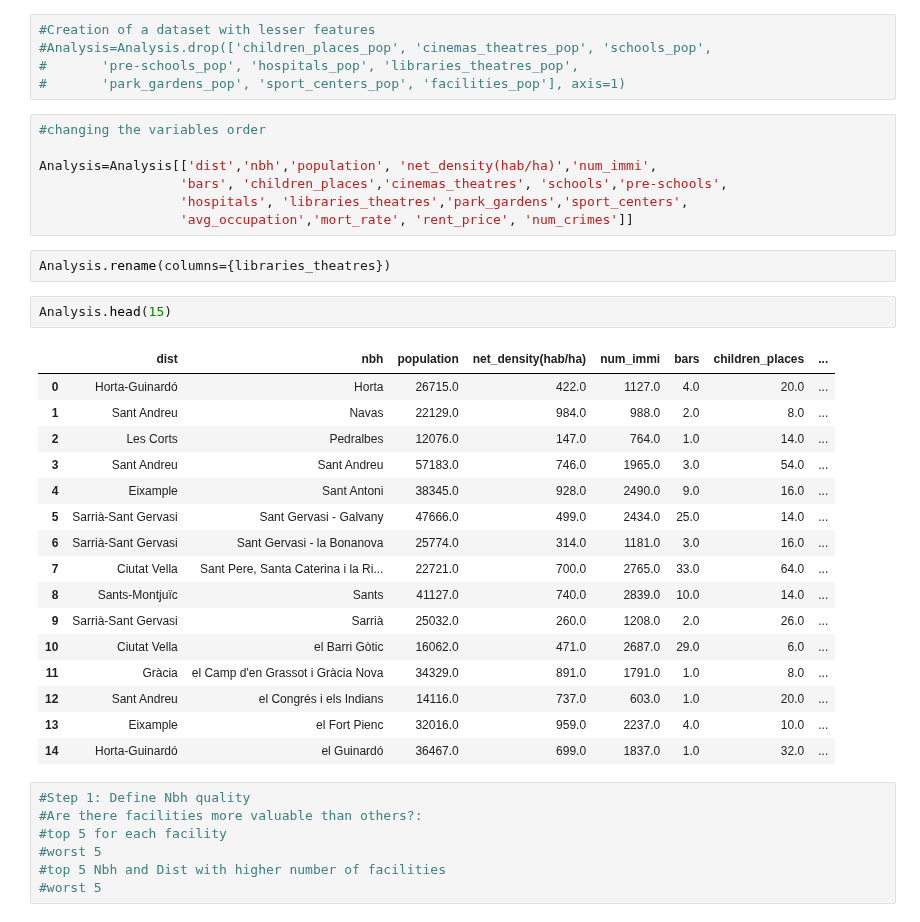
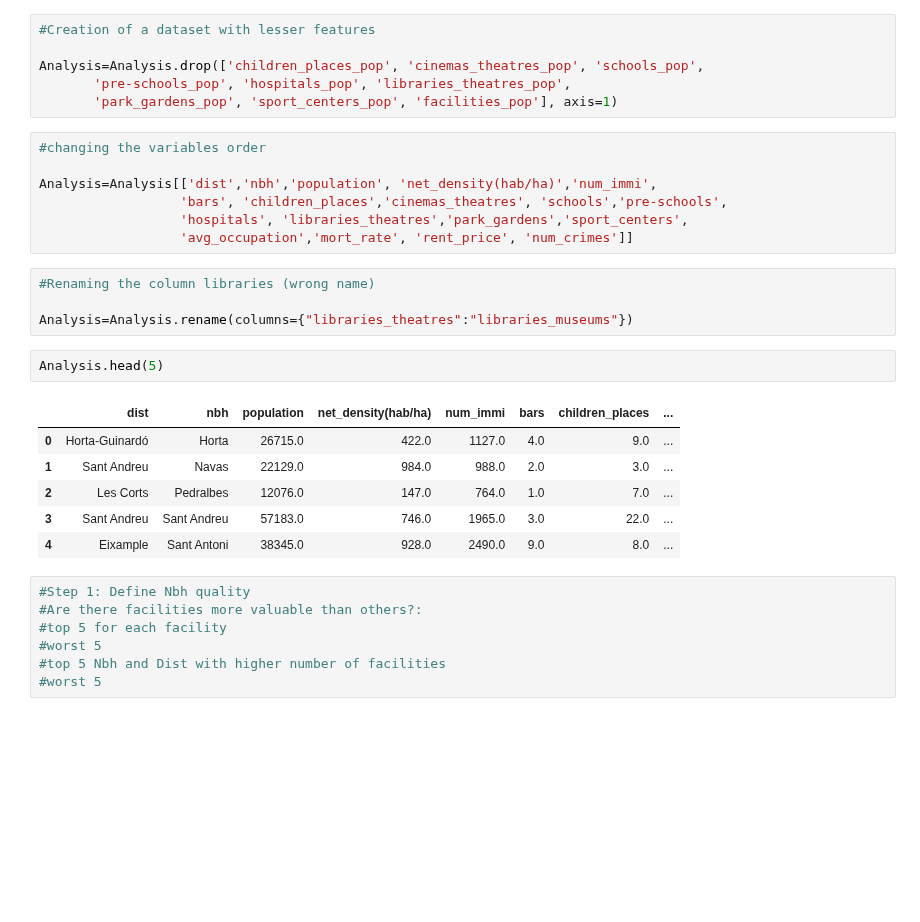
Before and after one commit to ta-data-bcn/Project-Week-2-Barcelona, a Jupyter notebook: your-project/Analysis-Mireia.ipynb, the cells around one changed output. Saved outputs shown, nothing was run; the diff lists cells and outputs as text; blank space fills up the shorter version.

```diff
--- a/your-project/Analysis-Mireia.ipynb
+++ b/your-project/Analysis-Mireia.ipynb
@@ -91,9 +93,10 @@ Index(['nbh', 'bars', 'children_places', 'cinemas_theatres', 'schools',
       dtype='object')
 # %%
 #Creation of a dataset with lesser features
-#Analysis=Analysis.drop(['children_places_pop', 'cinemas_theatres_pop', 'schools_pop',
-#       'pre-schools_pop', 'hospitals_pop', 'libraries_theatres_pop',
-#       'park_gardens_pop', 'sport_centers_pop', 'facilities_pop'], axis=1)
+
+Analysis=Analysis.drop(['children_places_pop', 'cinemas_theatres_pop', 'schools_pop',
+       'pre-schools_pop', 'hospitals_pop', 'libraries_theatres_pop',
+       'park_gardens_pop', 'sport_centers_pop', 'facilities_pop'], axis=1)
 # %%
 #changing the variables order
 
@@ -101,27 +104,19 @@ Analysis=Analysis[['dist','nbh','population', 'net_density(hab/ha)','num_immi',
                   'bars', 'children_places','cinemas_theatres', 'schools','pre-schools',
                   'hospitals', 'libraries_theatres','park_gardens','sport_centers',
                   'avg_occupation','mort_rate', 'rent_price', 'num_crimes']]
-# %%
-Analysis.rename(columns={libraries_theatres})
+# %%
+#Renaming the column libraries (wrong name)
+
+Analysis=Analysis.rename(columns={"libraries_theatres":"libraries_museums"})
 # %%
-Analysis.head(15)
+Analysis.head(5)
 # %% [output]
 |  | dist | nbh | population | net_density(hab/ha) | num_immi | bars | children_places | ... |
-| 0 | Horta-Guinardó | Horta | 26715.0 | 422.0 | 1127.0 | 4.0 | 20.0 | ... |
-| 1 | Sant Andreu | Navas | 22129.0 | 984.0 | 988.0 | 2.0 | 8.0 | ... |
-| 2 | Les Corts | Pedralbes | 12076.0 | 147.0 | 764.0 | 1.0 | 14.0 | ... |
-| 3 | Sant Andreu | Sant Andreu | 57183.0 | 746.0 | 1965.0 | 3.0 | 54.0 | ... |
-| 4 | Eixample | Sant Antoni | 38345.0 | 928.0 | 2490.0 | 9.0 | 16.0 | ... |
-| 5 | Sarrià-Sant Gervasi | Sant Gervasi - Galvany | 47666.0 | 499.0 | 2434.0 | 25.0 | 14.0 | ... |
-| 6 | Sarrià-Sant Gervasi | Sant Gervasi - la Bonanova | 25774.0 | 314.0 | 1181.0 | 3.0 | 16.0 | ... |
-| 7 | Ciutat Vella | Sant Pere, Santa Caterina i la Ri... | 22721.0 | 700.0 | 2765.0 | 33.0 | 64.0 | ... |
-| 8 | Sants-Montjuïc | Sants | 41127.0 | 740.0 | 2839.0 | 10.0 | 14.0 | ... |
-| 9 | Sarrià-Sant Gervasi | Sarrià | 25032.0 | 260.0 | 1208.0 | 2.0 | 26.0 | ... |
-| 10 | Ciutat Vella | el Barri Gòtic | 16062.0 | 471.0 | 2687.0 | 29.0 | 6.0 | ... |
-| 11 | Gràcia | el Camp d'en Grassot i Gràcia Nova | 34329.0 | 891.0 | 1791.0 | 1.0 | 8.0 | ... |
-| 12 | Sant Andreu | el Congrés i els Indians | 14116.0 | 737.0 | 603.0 | 1.0 | 20.0 | ... |
-| 13 | Eixample | el Fort Pienc | 32016.0 | 959.0 | 2237.0 | 4.0 | 10.0 | ... |
-| 14 | Horta-Guinardó | el Guinardó | 36467.0 | 699.0 | 1837.0 | 1.0 | 32.0 | ... |
+| 0 | Horta-Guinardó | Horta | 26715.0 | 422.0 | 1127.0 | 4.0 | 9.0 | ... |
+| 1 | Sant Andreu | Navas | 22129.0 | 984.0 | 988.0 | 2.0 | 3.0 | ... |
+| 2 | Les Corts | Pedralbes | 12076.0 | 147.0 | 764.0 | 1.0 | 7.0 | ... |
+| 3 | Sant Andreu | Sant Andreu | 57183.0 | 746.0 | 1965.0 | 3.0 | 22.0 | ... |
+| 4 | Eixample | Sant Antoni | 38345.0 | 928.0 | 2490.0 | 9.0 | 8.0 | ... |
 # %%
 #Step 1: Define Nbh quality
 #Are there facilities more valuable than others?:
```
Also changed, not shown: parts of 19 cells of this notebook, 2 other files.
